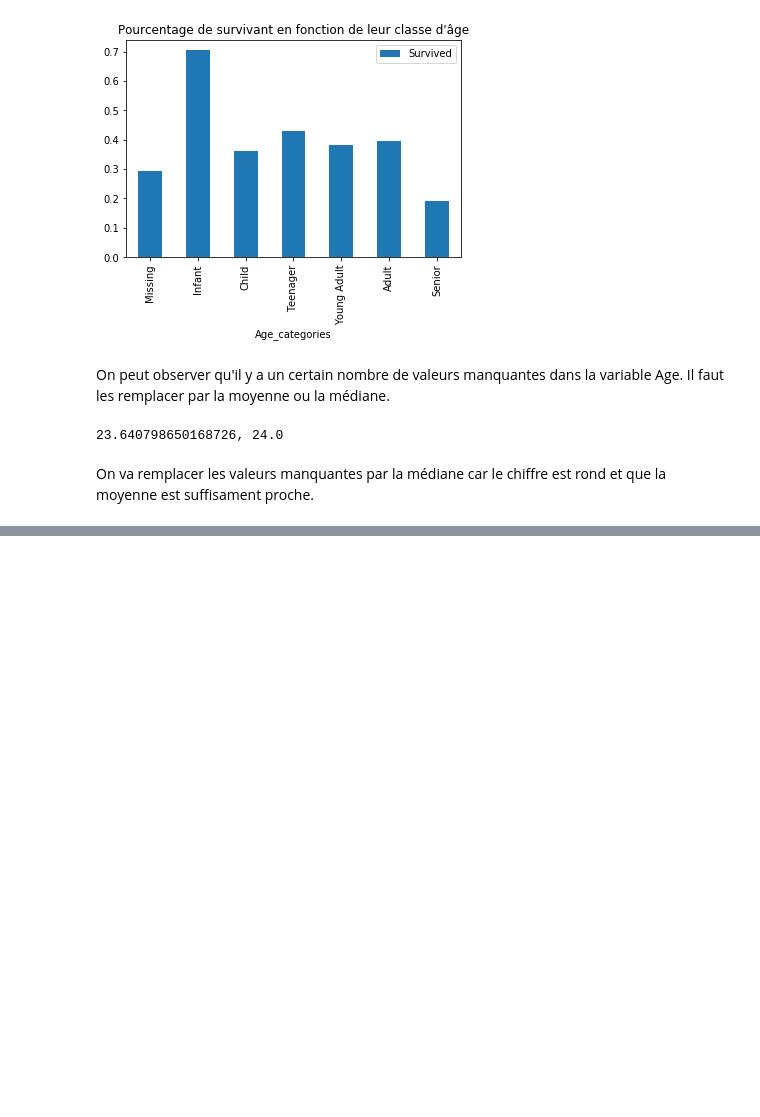
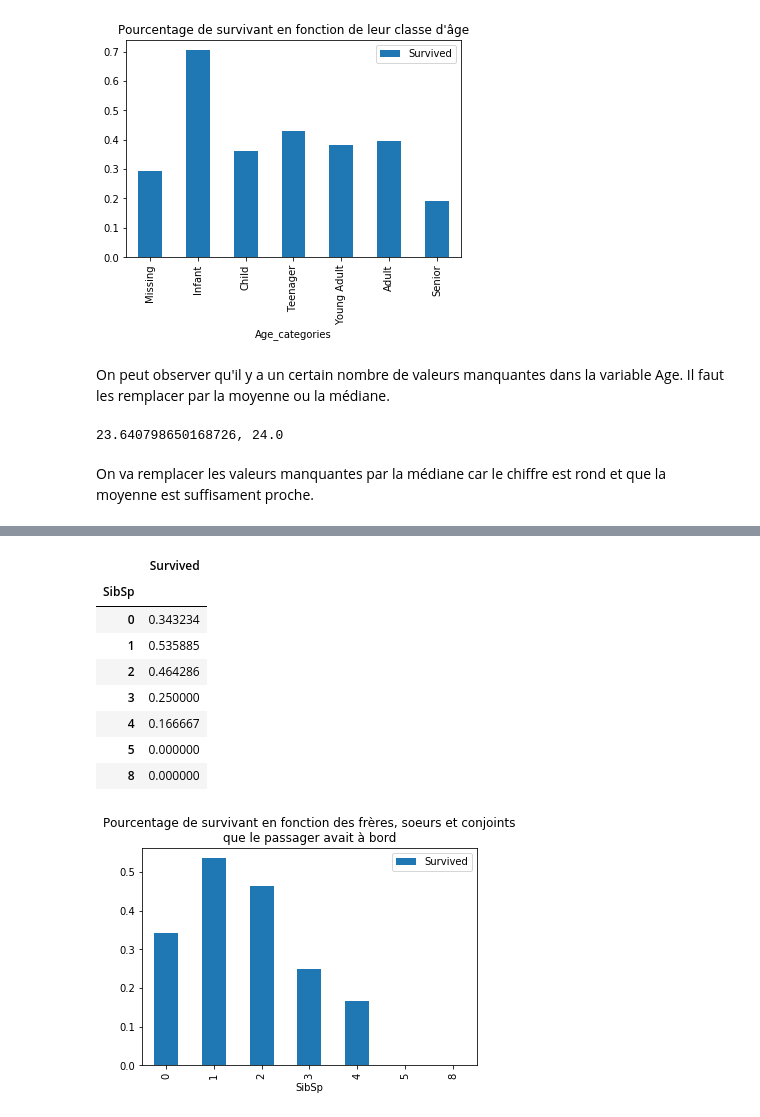
Before and after one commit to ClementB4/Titanic, a Jupyter notebook: briefprojet_titanic.ipynb, the cells around one changed output, grey strips where cells are left out. Saved outputs shown, nothing was run; the diff lists cells and outputs as text; code cells hidden in the pictures; blank space fills up the shorter version.

```diff
--- a/briefprojet_titanic.ipynb
+++ b/briefprojet_titanic.ipynb
@@ -173,0 +201,15 @@ parch_plot.plot.bar(title="Pourcentage de survivant en fonction des parents ou d
+# %%
+sibsp_plot = train.pivot_table(index="SibSp",values="Survived")
+sibsp_plot.plot.bar(title='Pourcentage de survivant en fonction des frères, soeurs et conjoints\nque le passager avait à bord')
+sibsp_plot
+# %% [output]
+|  | Survived |
+| SibSp |  |
+| 0 | 0.343234 |
+| 1 | 0.535885 |
+| 2 | 0.464286 |
+| 3 | 0.250000 |
+| 4 | 0.166667 |
+| 5 | 0.000000 |
+| 8 | 0.000000 |
+[figure, added]
```
Also changed, not shown: parts of 16 cells of this notebook.
